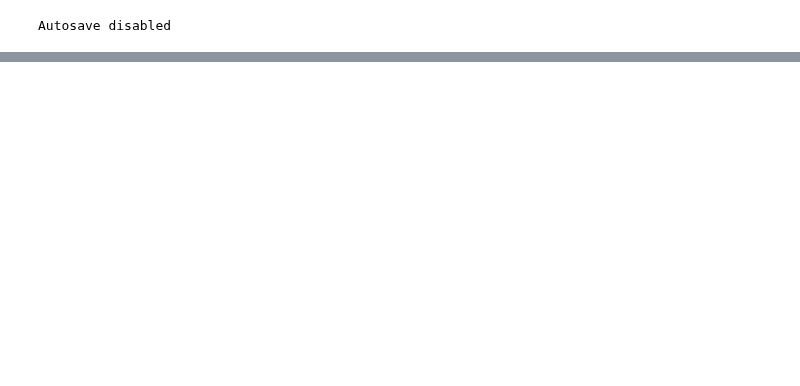
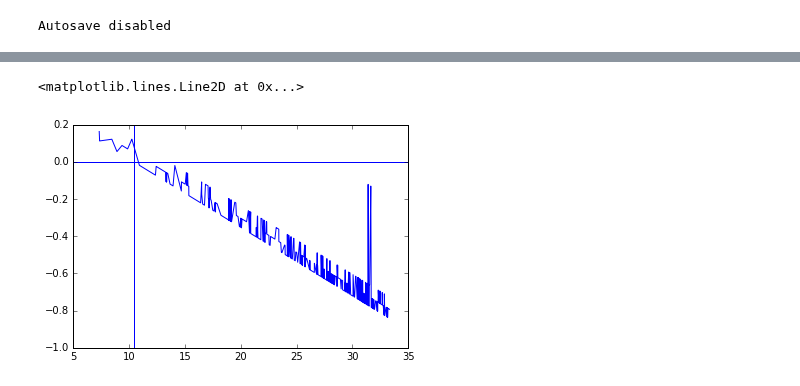
Before and after one commit to luigigenovese/KPM-nb, a Jupyter notebook: POLARIZABILITY/CO/free-bc/Linear_Response_Dynamical_Polarizability.ipynb, the cells around one changed output, grey strips where cells are left out. Saved outputs shown, nothing was run; the diff lists cells and outputs as text; code cells hidden in the pictures; blank space fills up the shorter version.

```diff
--- a/POLARIZABILITY/CO/free-bc/Linear_Response_Dynamical_Polarizability.ipynb
+++ b/POLARIZABILITY/CO/free-bc/Linear_Response_Dynamical_Polarizability.ipynb
@@ -183,0 +306,10 @@ Write spectrum data for rmult =  9.0
+# %%
+ths=box[7.0]['eigenproblems'][301]['thresholds']
+e2=box[7.0]['eigenproblems'][301]['eigenvalues']
+ev=box[7.0]['logfilex'].evals
+plt.plot([HaeV*np.sqrt(e2[i])for i,th in enumerate(ths)],[th-np.sqrt(e2[i])for i,th in enumerate(ths)])
+plt.axhline(0)
+plt.axvline(-max(ev[0][0][0:norb])*HaeV)
+# %% [output]
+<matplotlib.lines.Line2D at 0x...>
+[figure, added]
```
Also changed, not shown: parts of 85 cells of this notebook, 2 other files.
